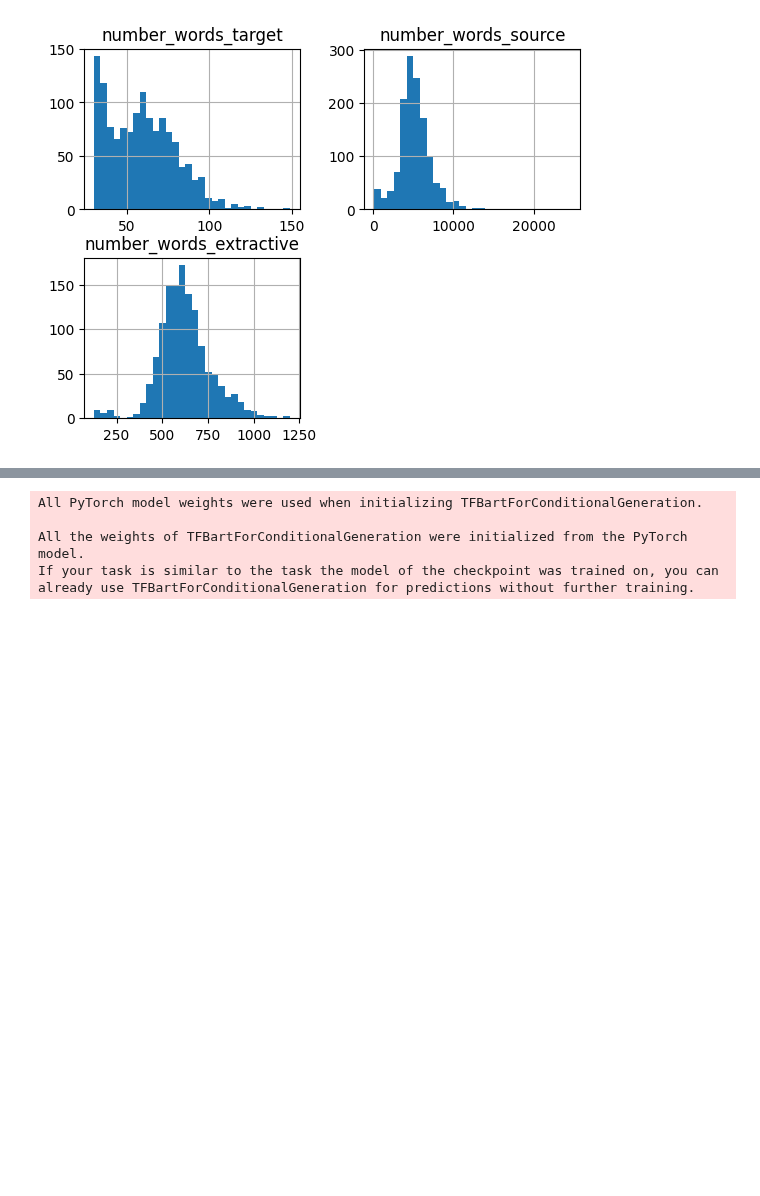
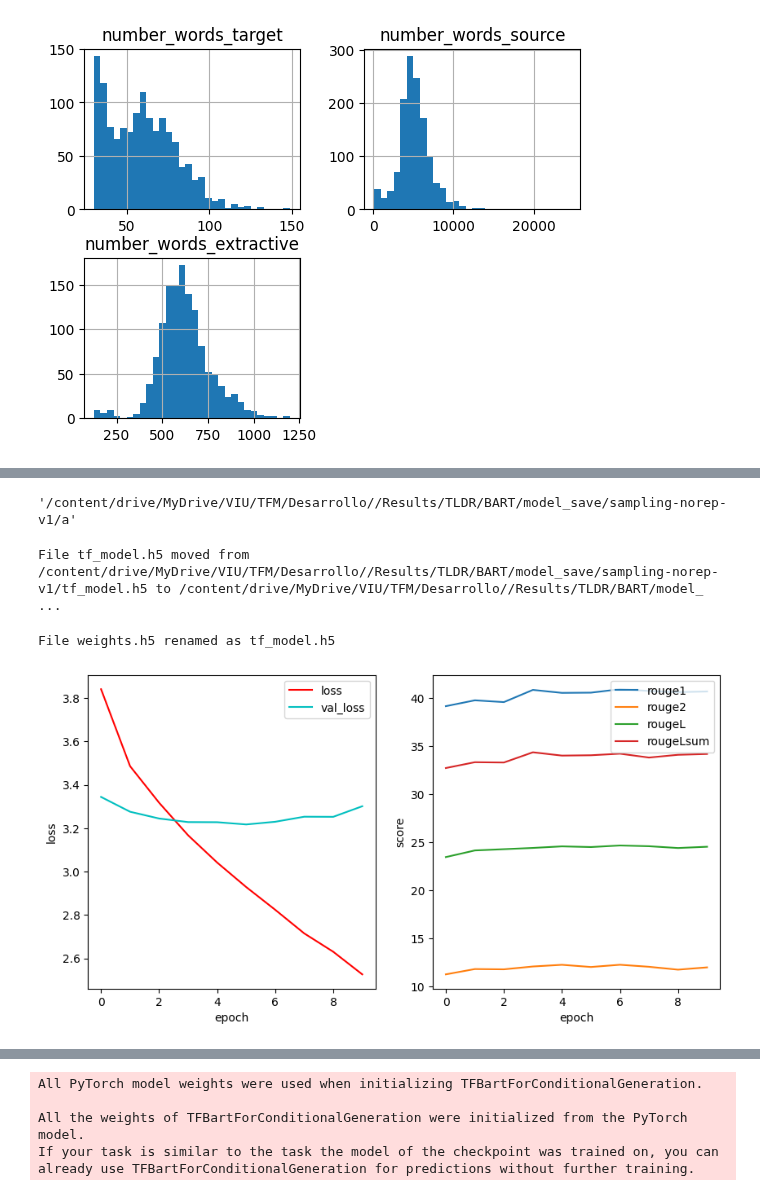
Before and after one commit to iguerrasevillano/Automated_Summaries_Generation_Scientific_Papers, a Jupyter notebook: TLDR.ipynb, the cells around one changed output, grey strips where cells are left out. Cells and saved outputs as stored; diff of their text form; code cells hidden in the pictures; blank space fills up the shorter version.

```diff
--- a/TLDR.ipynb
+++ b/TLDR.ipynb
@@ -285,4 +380,7 @@ tokenized_data = raw_data.map(tokenize_function, batched=True)
 # %%
-data_collator = DataCollatorForSeq2Seq(tokenizer, model=model, return_tensors="np")
+data_collator = DataCollatorForSeq2Seq(tokenizer, model=model, return_tensors="np", padding=True)
 
-generation_data_collator = DataCollatorForSeq2Seq(tokenizer, model=model, return_tensors="np")
+if use_XLA:
+  generation_data_collator = DataCollatorForSeq2Seq(tokenizer, model=model, return_tensors="np", pad_to_multiple_of=128)
+else:
+  generation_data_collator = DataCollatorForSeq2Seq(tokenizer, model=model, return_tensors="np", padding=True)
@@ -297,7 +390,7 @@ train_dataset = model.prepare_tf_dataset(
     batch_size=batch_size,
     shuffle=False,
     collate_fn=data_collator,
-    drop_remainder=False
+    drop_remainder=False,
 )
 
 validation_dataset = model.prepare_tf_dataset(
@@ -366,4 +455,3 @@ BASE_PATH
 # %%
-checkpoint_path = BASE_PATH + '/Results/TLDR/BART/model_save/checkpoint'
-os.makedirs(checkpoint_path, exist_ok=True)
+save_path = BASE_PATH + '/Results/TLDR/BART/model_save/' + name_model
 # %%
@@ -428,0 +485,16 @@ Epoch 1/10
+# %%
+resume = False
+epochs = 10
+
+callbacks = [metric_callback,
+            #  push_to_hub_callback,
+             stop_early,
+             checkpoint_callback]
+
+# Train
+print('[INFO: fine-tuning model...]')
+H = model.fit(train_dataset, validation_data=validation_dataset, epochs=epochs, callbacks=callbacks)
+
+# Save the model and tokenizer to a directory
+model.save_pretrained(save_path)
+tokenizer.save_pretrained(save_path)
@@ -429,14 +527,54 @@ Epoch 1/10
+# %%
+os.path.join(save_path, 'a')
+# %% [output]
+'/content/drive/MyDrive/VIU/TFM/Desarrollo//Results/TLDR/BART/model_save/sampling-norep-v1/a'
+# %%
+# List all files in the source folder
+weights_last_epoch = 'tf_model.h5'
+
+source_file_path = os.path.join(save_path, weights_last_epoch)
+os.makedirs(save_path + 'last_epoch/')
+destination_file_path = os.path.join(save_path, 'last_epoch/', weights_last_epoch)
+shutil.move(source_file_path, destination_file_path)
+
+print(f"File {weights_last_epoch} moved from {source_file_path} to {destination_file_path}")
+# %% [output]
+File tf_model.h5 moved from /content/drive/MyDrive/VIU/TFM/Desarrollo//Results/TLDR/BART/model_save/sampling-norep-v1/tf_model.h5 to /content/drive/MyDrive/VIU/TFM/Desarrollo//Results/TLDR/BART/model_ ...
+# %%
+# Change name
+original_path = save_path + '/weights.h5'
+new_name = 'tf_model.h5'
+
+# Create the new file path
+new_path = os.path.join(os.path.dirname(original_path), new_name)
+
+# Rename the file
+os.rename(original_path, new_path)
+
+print(f"File weights.h5 renamed as {new_name}")
+# %% [output]
+File weights.h5 renamed as tf_model.h5
 # %%
 def plot_graphics(H):
 
     # Create a figure with 1 row and 2 columns, and set the figure size
     fig, ax = plt.subplots(1,2,figsize=(10,5))
 
     # Plot the training and validation loss for each epoch in the first subplot
-    ax[0].plot(np.arange(0,len(H.history["loss"]) ), H.history["loss"], label="loss")
-    ax[0].plot(np.arange(0,len(H.history["loss"])), H.history["val_loss"], label="val_loss")
+    ax[0].plot(np.arange(0,len(H.history["loss"]) ), H.history["loss"], 'r', label="loss")
+    ax[0].plot(np.arange(0,len(H.history["loss"])), H.history["val_loss"], 'c', label="val_loss")
+    ax[0].set_xlabel('epoch')
+    ax[0].set_ylabel('loss')
+    ax[0].legend(loc="upper right")
     ax[1].plot(np.arange(0,len(H.history["loss"])), H.history["rouge1"], label="rouge1")
     ax[1].plot(np.arange(0,len(H.history["loss"])), H.history["rouge2"], label="rouge2")
-    plt.legend()
+    ax[1].plot(np.arange(0,len(H.history["loss"])), H.history["rougeL"], label="rougeL")
+    ax[1].plot(np.arange(0,len(H.history["loss"])), H.history["rougeLsum"], label="rougeLsum")
+    ax[1].set_xlabel('epoch')
+    ax[1].set_ylabel('score')
+    ax[1].legend()
 
 plot_graphics(H)
+plt.savefig(save_path + '/history.png')
+# %% [output]
+[figure, added]
```
Also changed, not shown: parts of 58 cells of this notebook.
